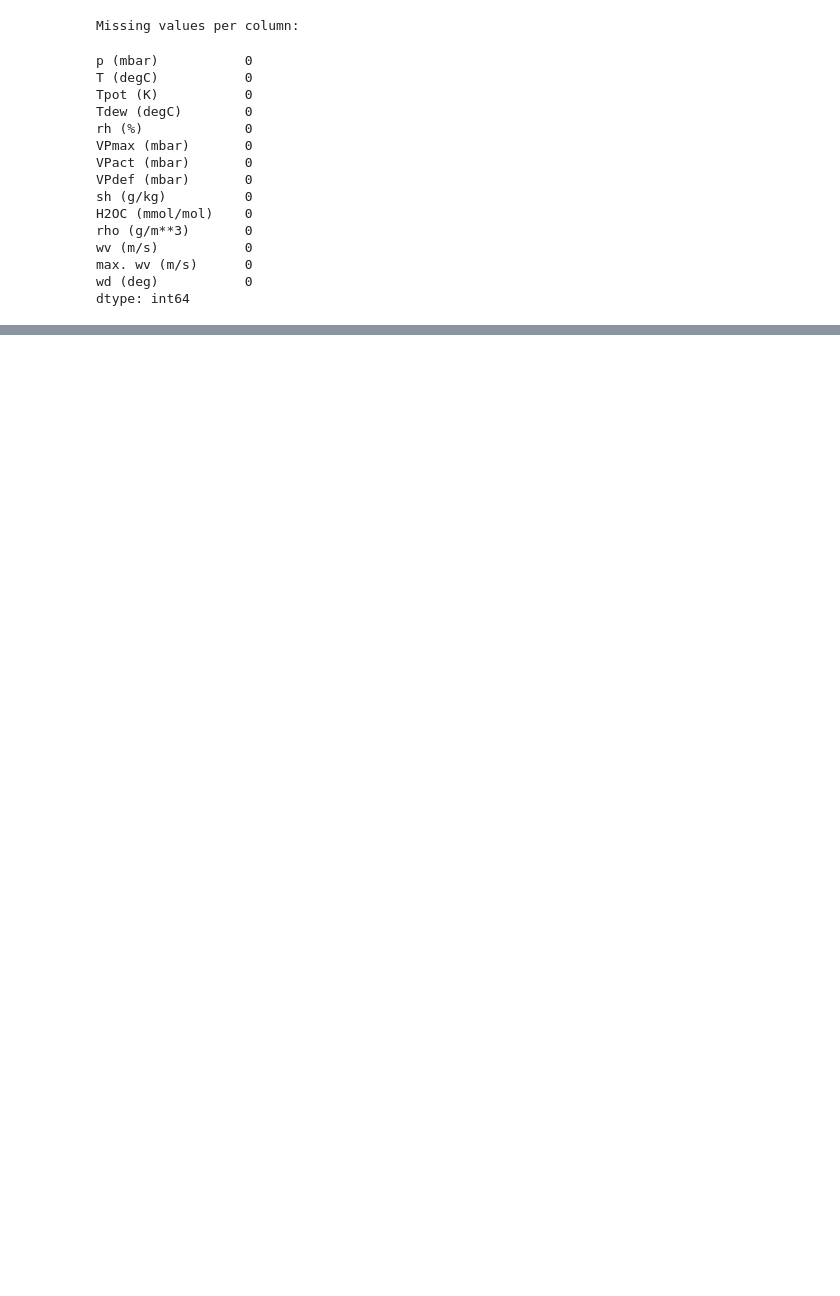
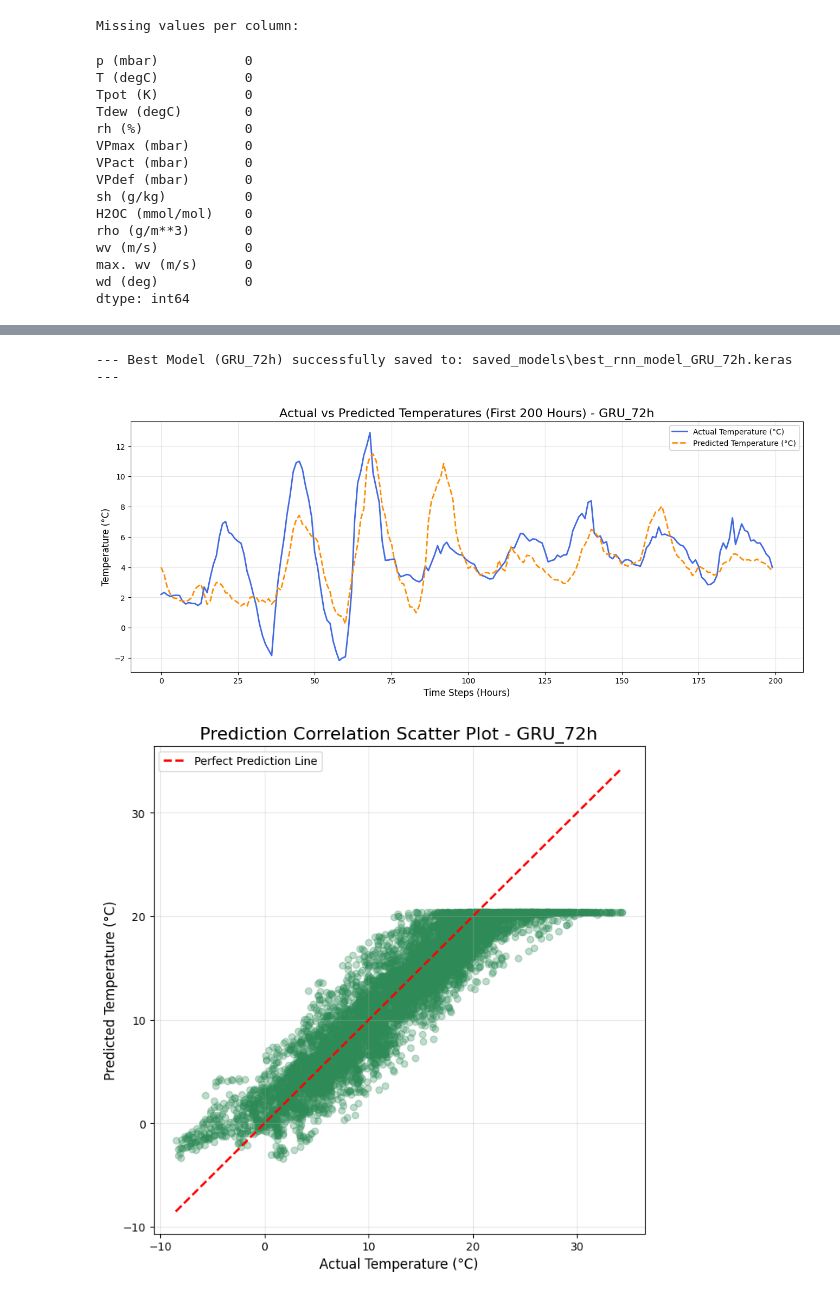
Before and after one commit to erportugueh/APROF, a Jupyter notebook: rnn_climate.ipynb, the cells around one changed output, grey strips where cells are left out. Saved outputs shown, nothing was run; the diff lists cells and outputs as text; code cells hidden in the pictures; blank space fills up the shorter version.

```diff
--- a/rnn_climate.ipynb
+++ b/rnn_climate.ipynb
@@ -353,0 +383,42 @@ Extracting cases using best model: SimpleRNN_24h
+# %%
+# 1. Save the Best Model
+save_dir = 'saved_models'
+os.makedirs(save_dir, exist_ok=True)
+best_model_path = os.path.join(save_dir, f'best_rnn_model_{best_model_key}.keras')
+
+best_model.save(best_model_path)
+print(f"--- Best Model ({best_model_key}) successfully saved to: {best_model_path} ---")
+
+
+# 2. Line Plot: Actual vs Predicted (Zoomed in on 200 hours)
+plt.figure(figsize=(16, 6))
+# We plot just the first 200 steps to make the daily cycles visible
+plt.plot(true_celsius[:200], label='Actual Temperature (°C)', color='royalblue', linewidth=2)
+plt.plot(pred_celsius[:200], label='Predicted Temperature (°C)', color='darkorange', linewidth=2, linestyle='--')
+plt.title(f'Actual vs Predicted Temperatures (First 200 Hours) - {best_model_key}', fontsize=16)
+plt.xlabel('Time Steps (Hours)', fontsize=12)
+plt.ylabel('Temperature (°C)', fontsize=12)
+plt.legend(loc='upper right')
+plt.grid(True, alpha=0.3)
+plt.show()
+
+
+# 3. Scatter Plot: Overall Prediction Accuracy
+plt.figure(figsize=(8, 8))
+plt.scatter(true_celsius, pred_celsius, alpha=0.3, color='seagreen')
+
+# Draw the "Perfect Prediction" diagonal line
+min_val = min(min(true_celsius), min(pred_celsius))
+max_val = max(max(true_celsius), max(pred_celsius))
+plt.plot([min_val, max_val], [min_val, max_val], color='red', linestyle='--', linewidth=2, label='Perfect Prediction Line')
+
+plt.title(f'Prediction Correlation Scatter Plot - {best_model_key}', fontsize=16)
+plt.xlabel('Actual Temperature (°C)', fontsize=12)
+plt.ylabel('Predicted Temperature (°C)', fontsize=12)
+plt.legend()
+plt.grid(True, alpha=0.3)
+plt.show()
+# %% [output]
+--- Best Model (GRU_72h) successfully saved to: saved_models\best_rnn_model_GRU_72h.keras ---
+[figure, added]
+[figure, added]
```
Also changed, not shown: parts of 10 cells of this notebook, 1 other file.
